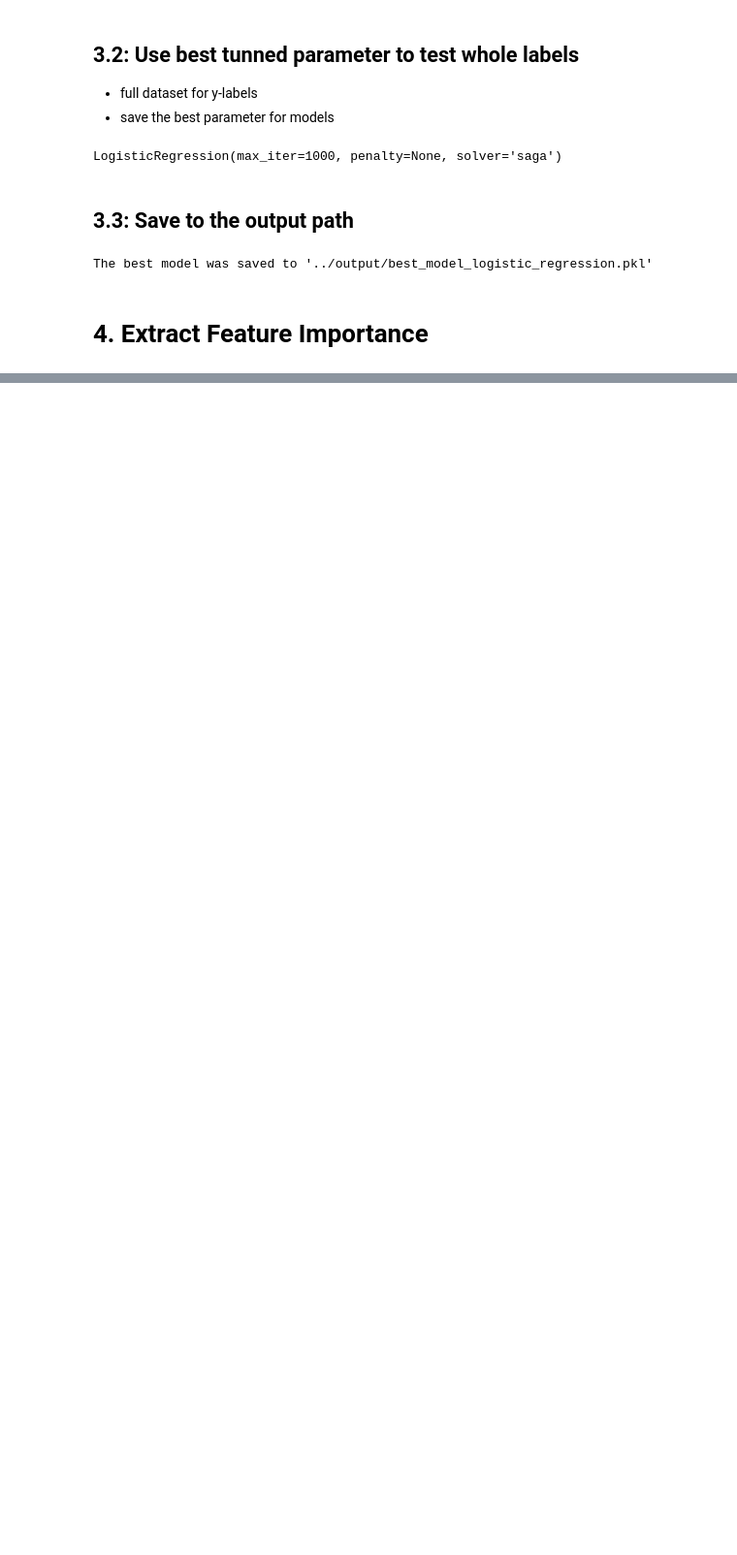
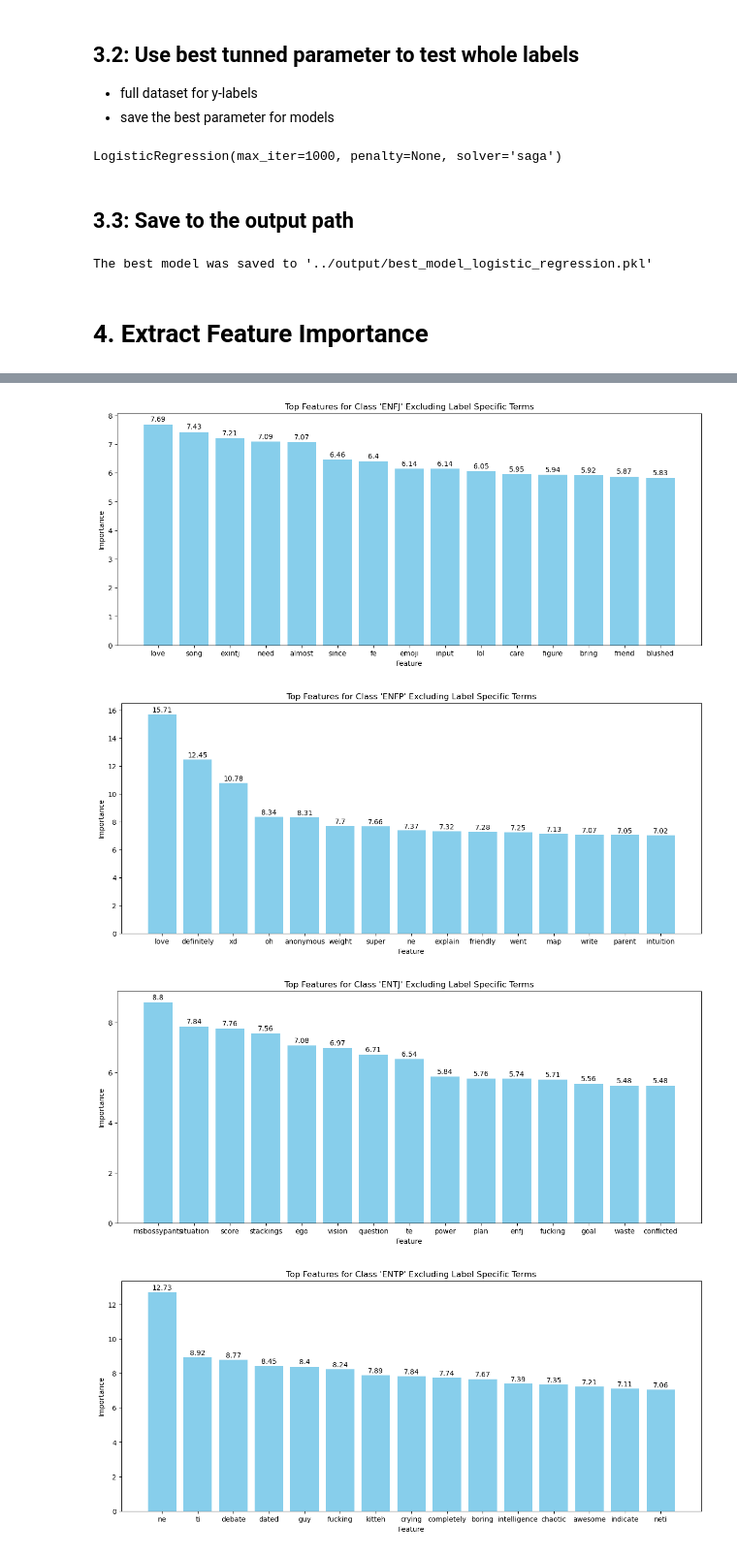
Before and after one commit to ZhaoJackson/ADS-Spring2024-DS-Project5, a Jupyter notebook: doc/NLP_MBTI_Main.ipynb, the cells around one changed output, grey strips where cells are left out. Shown at 97% size. Saved outputs shown, nothing was run; the diff lists cells and outputs as text; code cells hidden in the pictures; blank space fills up the shorter version.

```diff
--- a/doc/NLP_MBTI_Main.ipynb
+++ b/doc/NLP_MBTI_Main.ipynb
@@ -396,0 +381,11 @@ print(importances.head(10))
+# %%
+# Balancing data by SMOTE
+tfidf_vectorizer = TfidfVectorizer()
+X_tfidf = tfidf_vectorizer.fit_transform(X)
+smote = SMOTE(random_state=42)
+X_smote, y_smote = smote.fit_resample(X_tfidf, y)
+# %%
+# Extract the models with best parameter
+filename = '../output/best_model_logistic_regression.pkl'
+with open(filename, 'rb') as file:
+    model = pickle.load(file)
@@ -396,0 +394,8 @@ print(importances.head(10))
+# %%
+# set up mapping between label indices and label names
+coef = model.coef_
+
+# mapping labels to names
+map_label = {}
+for key, val in label_mapping.items():
+  map_label[val] = key
@@ -396,0 +404,33 @@ print(importances.head(10))
+# %%
+# Get feature names and coefficients
+feature_names = tfidf_vectorizer.get_feature_names_out()
+coefficients = model.coef_
+
+for class_index in range(coefficients.shape[0]):
+    class_coeffs = coefficients[class_index]
+    sorted_indices = class_coeffs.argsort()[::-1]
+    class_name = map_label[class_index]
+
+    # Exclude label-specific features
+    filtered_features = [(feature_names[i], class_coeffs[i]) for i in sorted_indices
+                         if class_name.lower() not in feature_names[i].lower()]
+
+    # Select the top 10 features
+    top_features = filtered_features[:15]
+    features, importances = zip(*top_features)
+
+    # Plotting
+    plt.figure(figsize=(15, 6))
+    bars = plt.bar(features, importances, color='skyblue')
+    for bar in bars:
+        yval = bar.get_height()
+        plt.text(bar.get_x() + bar.get_width()/2, yval + 0.05, round(yval, 2), ha='center', va='bottom')
+    plt.xlabel('Feature')
+    plt.ylabel('Importance')
+    plt.title(f"Top Features for Class '{class_name}' Excluding Label Specific Terms")
+    plt.show()
+# %% [output]
+[figure, added]
+[figure, added]
+[figure, added]
+[figure, added]
```
Also changed, not shown: parts of 7 cells of this notebook, 16 other files.
